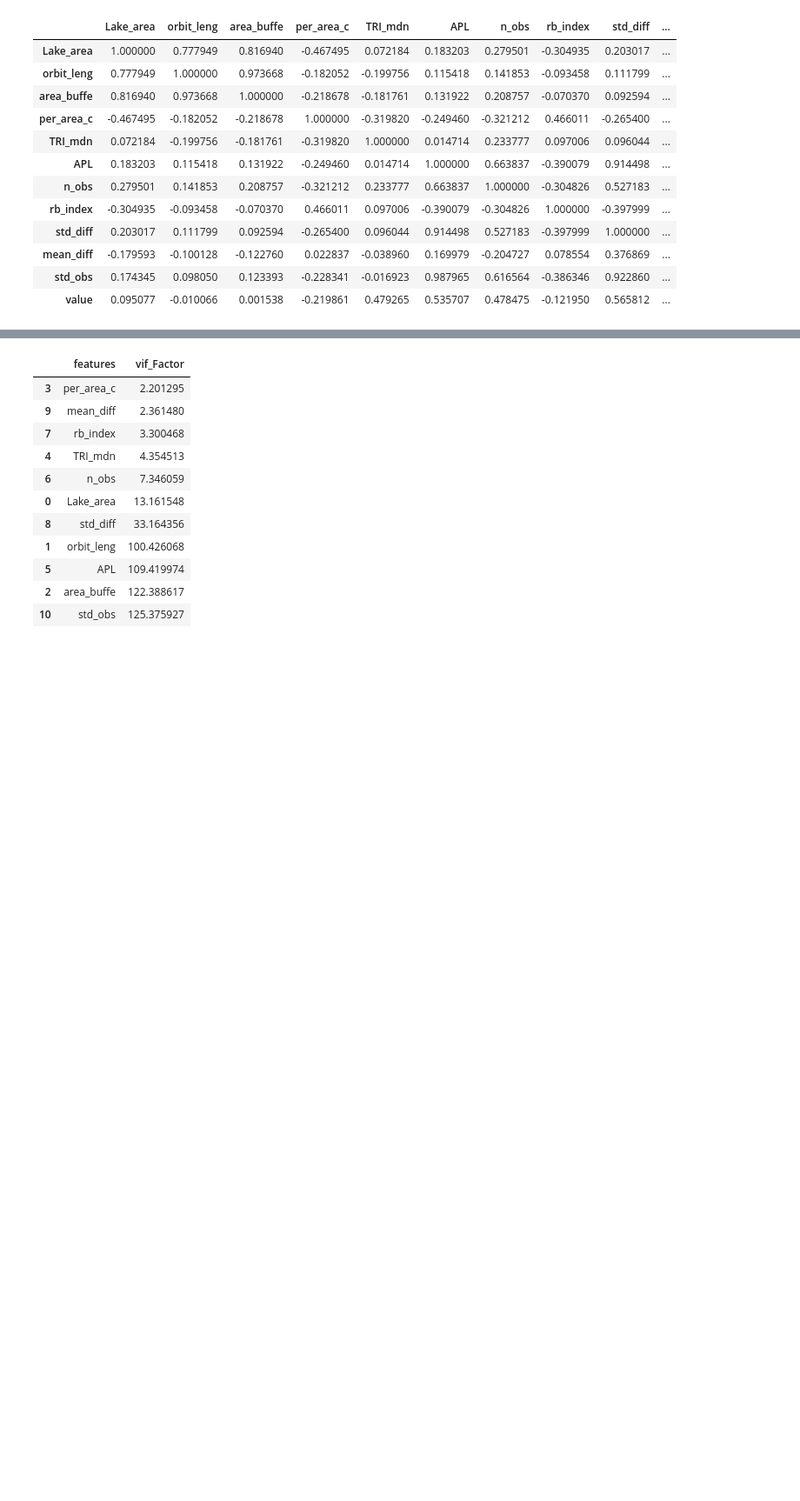
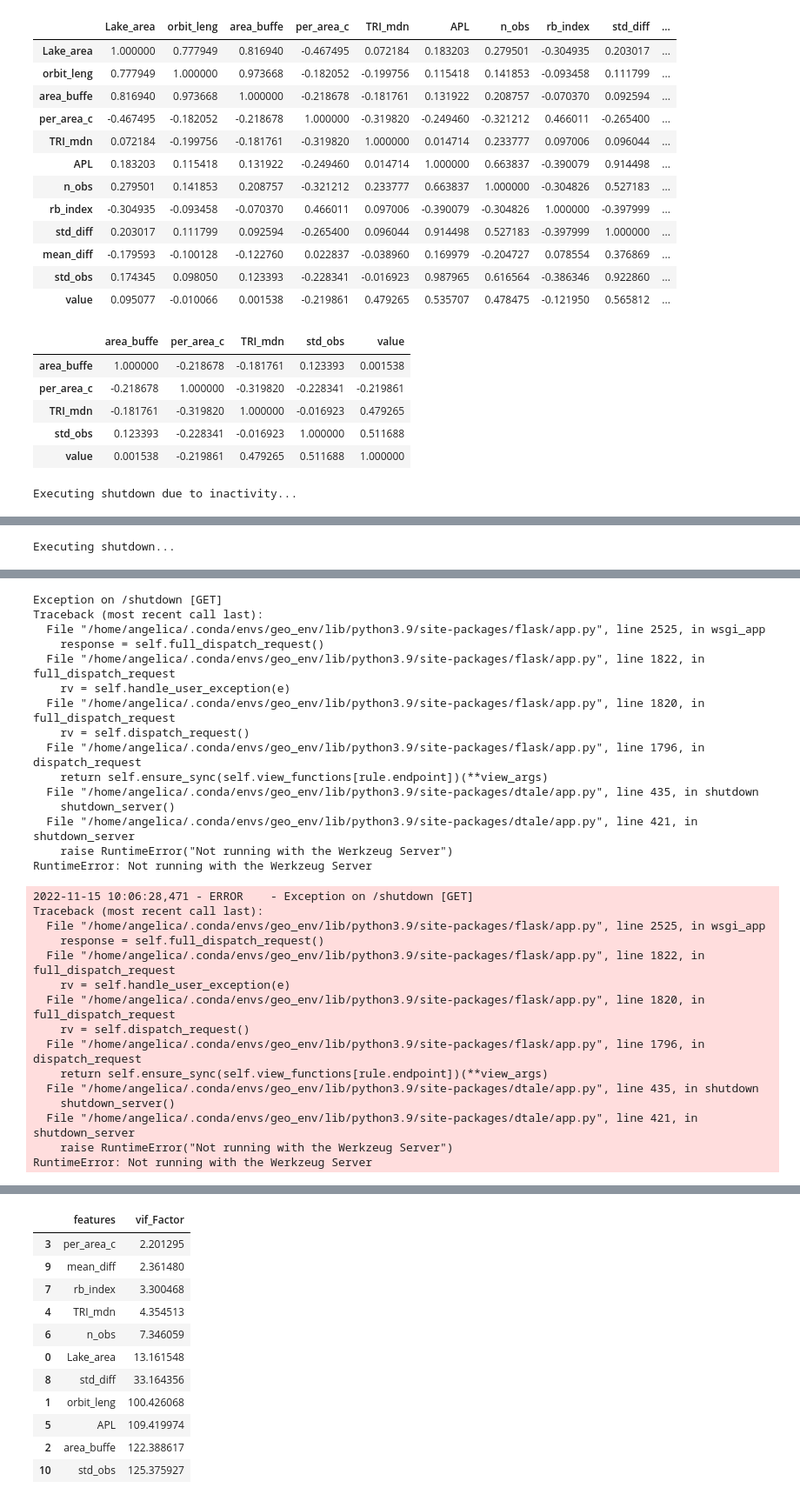
Before and after one commit to anmagomez/radar_altimetry_eval, a Jupyter notebook: src/example_importance.ipynb, the cells around one changed output, grey strips where cells are left out. Shown at 87% size. Cells and saved outputs as stored; diff of their text form; code cells hidden in the pictures; blank space fills up the shorter version.

```diff
--- a/src/example_importance.ipynb
+++ b/src/example_importance.ipynb
@@ -281,3 +281,15 @@ corr.style.background_gradient(cmap='coolwarm')
 | mean_diff | -0.179593 | -0.100128 | -0.122760 | 0.022837 | -0.038960 | 0.169979 | -0.204727 | 0.078554 | 0.376869 | ... |
 | std_obs | 0.174345 | 0.098050 | 0.123393 | -0.228341 | -0.016923 | 0.987965 | 0.616564 | -0.386346 | 0.922860 | ... |
 | value | 0.095077 | -0.010066 | 0.001538 | -0.219861 | 0.479265 | 0.535707 | 0.478475 | -0.121950 | 0.565812 | ... |
+# %%
+new_predictors=['area_buffe', 'per_area_c','TRI_mdn', 'std_obs', 'value']
+new_corr=df_t_3km_vars[new_predictors].corr()
+new_corr.style.background_gradient(cmap='coolwarm')
+# %% [output]
+|  | area_buffe | per_area_c | TRI_mdn | std_obs | value |
+| area_buffe | 1.000000 | -0.218678 | -0.181761 | 0.123393 | 0.001538 |
+| per_area_c | -0.218678 | 1.000000 | -0.319820 | -0.228341 | -0.219861 |
+| TRI_mdn | -0.181761 | -0.319820 | 1.000000 | -0.016923 | 0.479265 |
+| std_obs | 0.123393 | -0.228341 | -0.016923 | 1.000000 | 0.511688 |
+| value | 0.001538 | -0.219861 | 0.479265 | 0.511688 | 1.000000 |
+Executing shutdown due to inactivity...
@@ -283,0 +297 @@ corr.style.background_gradient(cmap='coolwarm')
+Executing shutdown...
@@ -284,3 +299,33 @@ corr.style.background_gradient(cmap='coolwarm')
+Exception on /shutdown [GET]
+Traceback (most recent call last):
+  File "/home/angelica/.conda/envs/geo_env/lib/python3.9/site-packages/flask/app.py", line 2525, in wsgi_app
+    response = self.full_dispatch_request()
+  File "/home/angelica/.conda/envs/geo_env/lib/python3.9/site-packages/flask/app.py", line 1822, in full_dispatch_request
+    rv = self.handle_user_exception(e)
+  File "/home/angelica/.conda/envs/geo_env/lib/python3.9/site-packages/flask/app.py", line 1820, in full_dispatch_request
+    rv = self.dispatch_request()
+  File "/home/angelica/.conda/envs/geo_env/lib/python3.9/site-packages/flask/app.py", line 1796, in dispatch_request
+    return self.ensure_sync(self.view_functions[rule.endpoint])(**view_args)
+  File "/home/angelica/.conda/envs/geo_env/lib/python3.9/site-packages/dtale/app.py", line 435, in shutdown
+    shutdown_server()
+  File "/home/angelica/.conda/envs/geo_env/lib/python3.9/site-packages/dtale/app.py", line 421, in shutdown_server
+    raise RuntimeError("Not running with the Werkzeug Server")
+RuntimeError: Not running with the Werkzeug Server
+2022-11-15 10:06:28,471 - ERROR    - Exception on /shutdown [GET]
+Traceback (most recent call last):
+  File "/home/angelica/.conda/envs/geo_env/lib/python3.9/site-packages/flask/app.py", line 2525, in wsgi_app
+    response = self.full_dispatch_request()
+  File "/home/angelica/.conda/envs/geo_env/lib/python3.9/site-packages/flask/app.py", line 1822, in full_dispatch_request
+    rv = self.handle_user_exception(e)
+  File "/home/angelica/.conda/envs/geo_env/lib/python3.9/site-packages/flask/app.py", line 1820, in full_dispatch_request
+    rv = self.dispatch_request()
+  File "/home/angelica/.conda/envs/geo_env/lib/python3.9/site-packages/flask/app.py", line 1796, in dispatch_request
+    return self.ensure_sync(self.view_functions[rule.endpoint])(**view_args)
+  File "/home/angelica/.conda/envs/geo_env/lib/python3.9/site-packages/dtale/app.py", line 435, in shutdown
+    shutdown_server()
+  File "/home/angelica/.conda/envs/geo_env/lib/python3.9/site-packages/dtale/app.py", line 421, in shutdown_server
+    raise RuntimeError("Not running with the Werkzeug Server")
+RuntimeError: Not running with the Werkzeug Server
 # %%
 time_file=datetime.now().strftime("%Y%m%d_%H_%M")
 df_t_3km_vars.to_csv('../data/results/to_importance_'+time_file+'.csv', sep=',')
```
Also changed, not shown: parts of 9 cells of this notebook.
